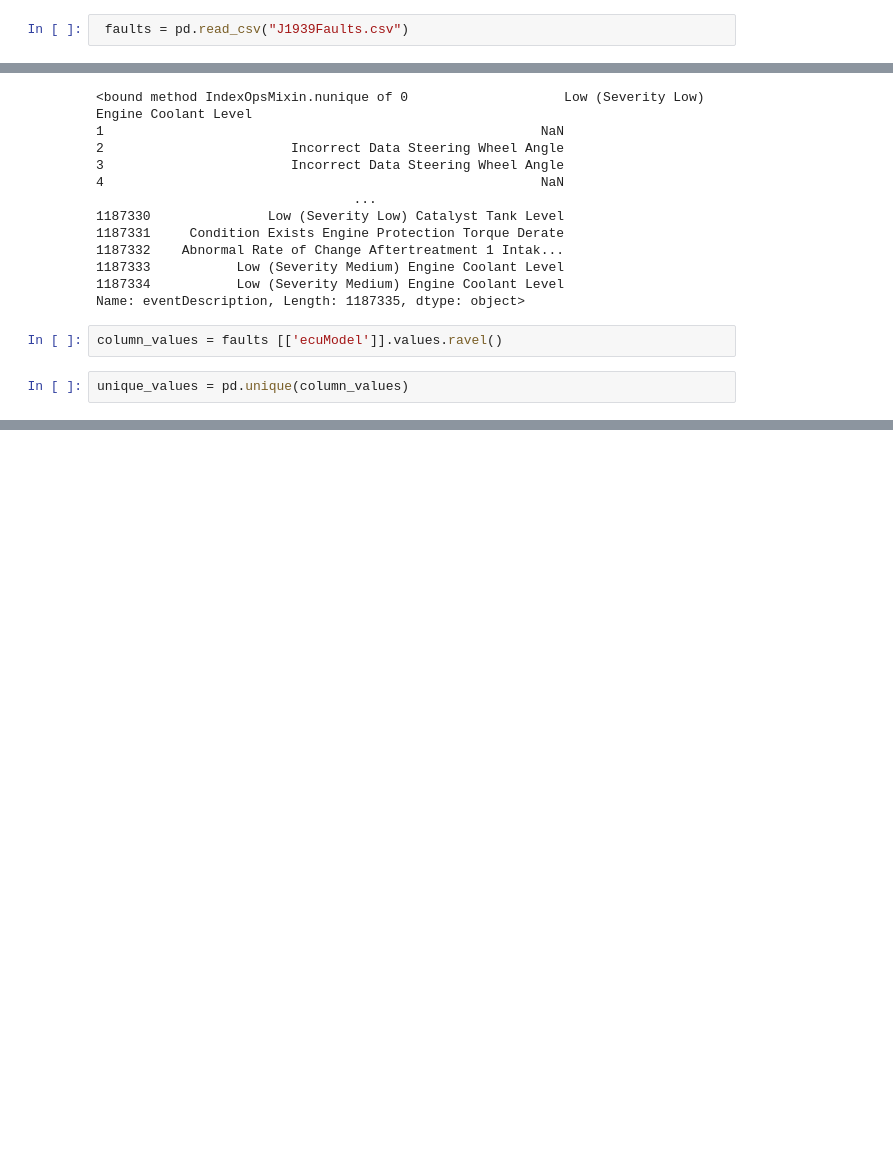
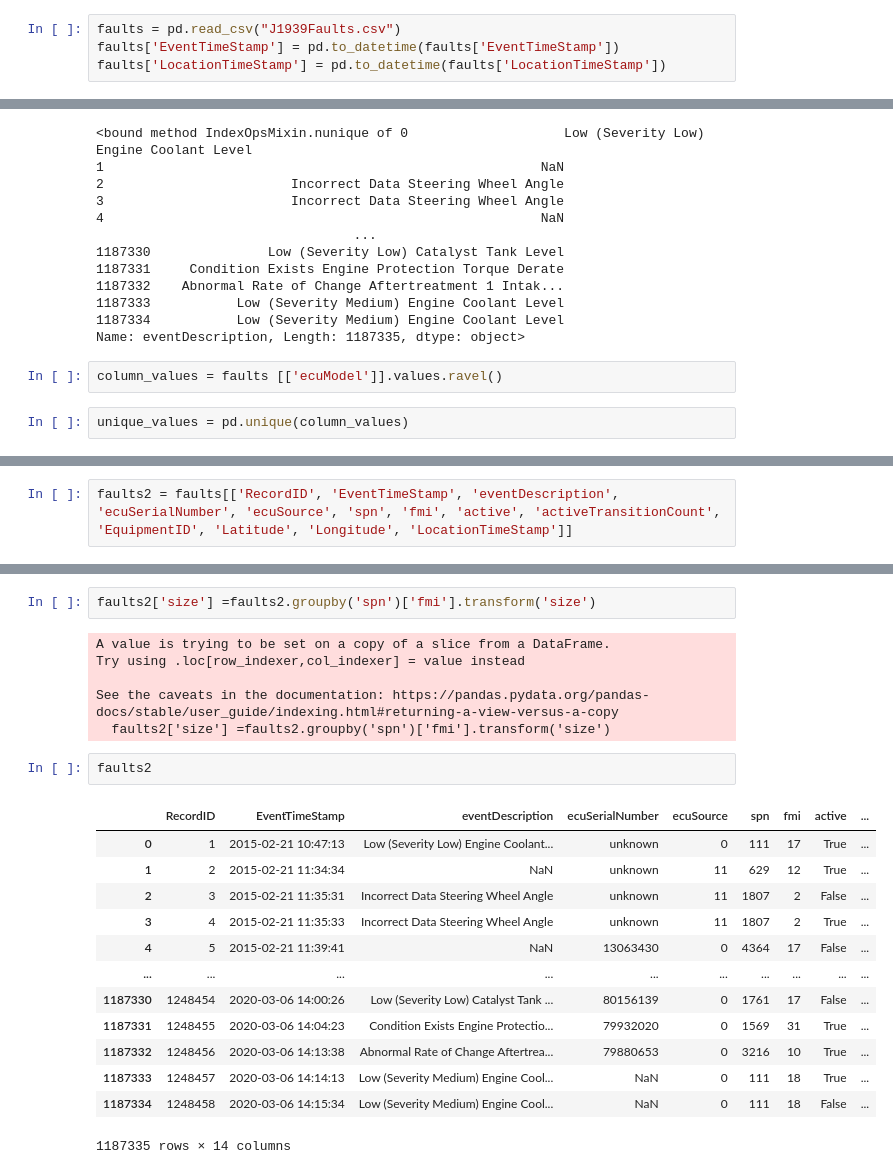
Before and after one commit to nss-data-science-cohort-5/big_g_express-domo-arigato-mr-robot, a Jupyter notebook: Data/Faults_Starts.ipynb, the cells around one changed output, grey strips where cells are left out. Drawn from its saved outputs; the diff is of its cells as text; blank space fills up the shorter version.

```diff
--- a/Data/Faults_Starts.ipynb
+++ b/Data/Faults_Starts.ipynb
@@ -15,5 +34,7 @@ VehDiag.head()
 # %%
- faults = pd.read_csv("J1939Faults.csv")
+faults = pd.read_csv("J1939Faults.csv")
+faults['EventTimeStamp'] = pd.to_datetime(faults['EventTimeStamp'])
+faults['LocationTimeStamp'] = pd.to_datetime(faults['LocationTimeStamp'])
 # %%
 faults.head()
 # %% [output]
@@ -120,0 +143,2 @@ array([ 0, 11, 49, 61,  3], dtype=int64)
+# %%
+faults2 = faults[['RecordID', 'EventTimeStamp', 'eventDescription', 'ecuSerialNumber', 'ecuSource', 'spn', 'fmi', 'active', 'activeTransitionCount', 'EquipmentID', 'Latitude', 'Longitude', 'LocationTimeStamp']]
@@ -120,0 +288,24 @@ array([ 0, 11, 49, 61,  3], dtype=int64)
+# %%
+faults2['size'] =faults2.groupby('spn')['fmi'].transform('size')
+# %% [output]
+A value is trying to be set on a copy of a slice from a DataFrame.
+Try using .loc[row_indexer,col_indexer] = value instead
+
+See the caveats in the documentation: https://pandas.pydata.org/pandas-docs/stable/user_guide/indexing.html#returning-a-view-versus-a-copy
+  faults2['size'] =faults2.groupby('spn')['fmi'].transform('size')
+# %%
+faults2
+# %% [output]
+|  | RecordID | EventTimeStamp | eventDescription | ecuSerialNumber | ecuSource | spn | fmi | active | ... |
+| 0 | 1 | 2015-02-21 10:47:13 | Low (Severity Low) Engine Coolant... | unknown | 0 | 111 | 17 | True | ... |
+| 1 | 2 | 2015-02-21 11:34:34 | NaN | unknown | 11 | 629 | 12 | True | ... |
+| 2 | 3 | 2015-02-21 11:35:31 | Incorrect Data Steering Wheel Angle | unknown | 11 | 1807 | 2 | False | ... |
+| 3 | 4 | 2015-02-21 11:35:33 | Incorrect Data Steering Wheel Angle | unknown | 11 | 1807 | 2 | True | ... |
+| 4 | 5 | 2015-02-21 11:39:41 | NaN | 13063430 | 0 | 4364 | 17 | False | ... |
+| ... | ... | ... | ... | ... | ... | ... | ... | ... | ... |
+| 1187330 | 1248454 | 2020-03-06 14:00:26 | Low (Severity Low) Catalyst Tank ... | 80156139 | 0 | 1761 | 17 | False | ... |
+| 1187331 | 1248455 | 2020-03-06 14:04:23 | Condition Exists Engine Protectio... | 79932020 | 0 | 1569 | 31 | True | ... |
+| 1187332 | 1248456 | 2020-03-06 14:13:38 | Abnormal Rate of Change Aftertrea... | 79880653 | 0 | 3216 | 10 | True | ... |
+| 1187333 | 1248457 | 2020-03-06 14:14:13 | Low (Severity Medium) Engine Cool... | NaN | 0 | 111 | 18 | True | ... |
+| 1187334 | 1248458 | 2020-03-06 14:15:34 | Low (Severity Medium) Engine Cool... | NaN | 0 | 111 | 18 | False | ... |
+1187335 rows × 14 columns
```
Also changed, not shown: parts of 29 cells of this notebook.
